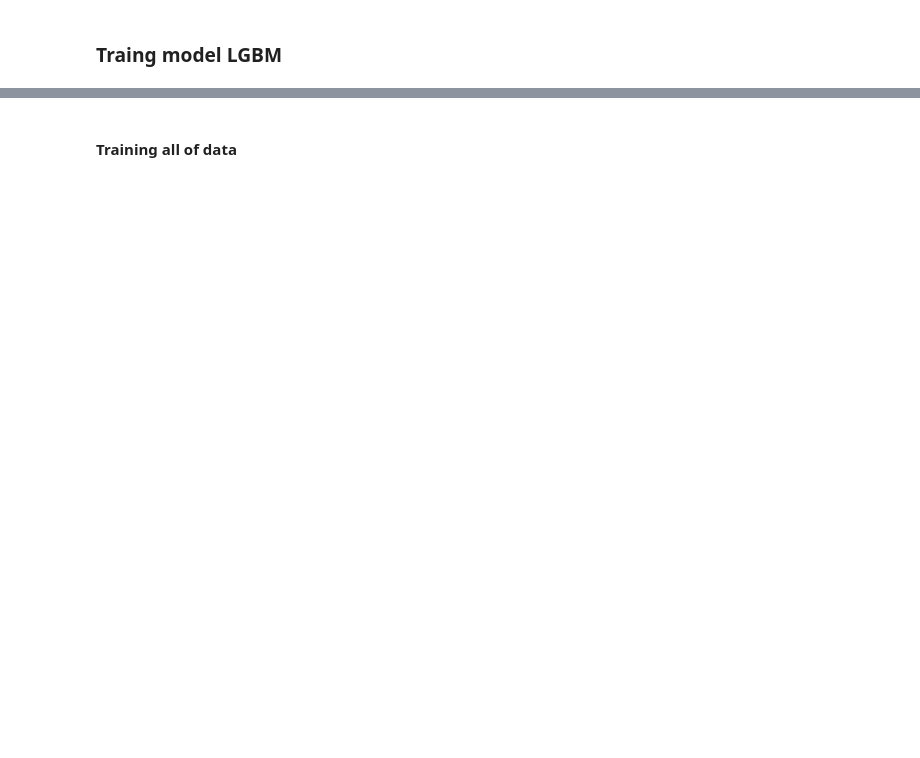
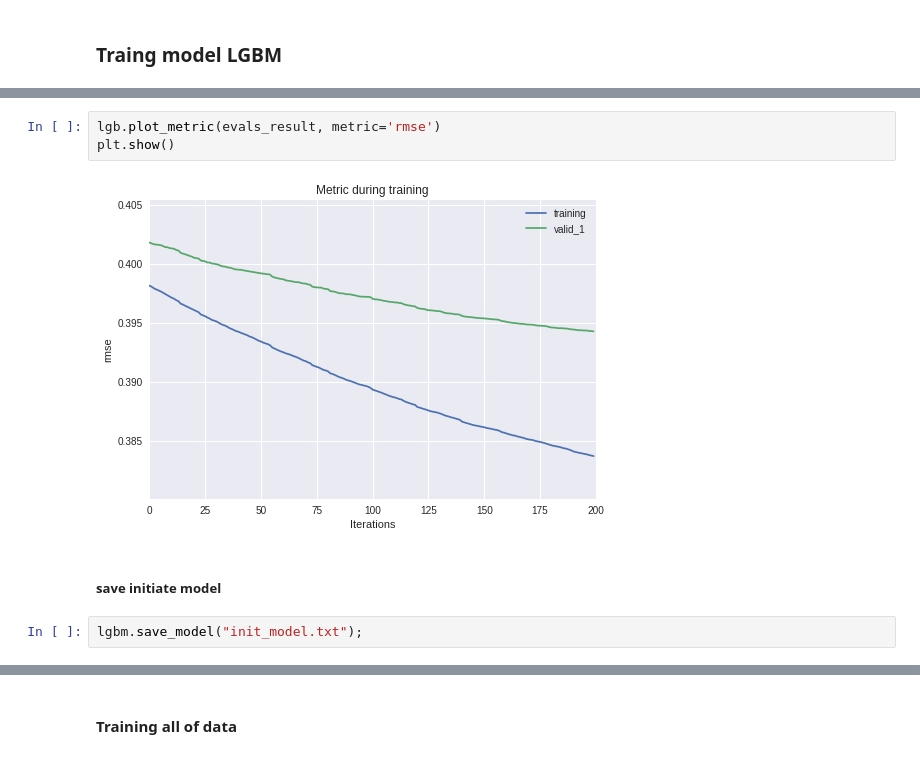
Before and after one commit to nguyenkhacbaoanh/NYC-taxi-trip-duration-prediction, a Jupyter notebook: Taxi_trip_duration.ipynb, the cells around one changed output, grey strips where cells are left out. Saved outputs shown, nothing was run; the diff lists cells and outputs as text; blank space fills up the shorter version.

```diff
--- a/Taxi_trip_duration.ipynb
+++ b/Taxi_trip_duration.ipynb
@@ -453,0 +469,9 @@ plt.show()
+# %%
+lgb.plot_metric(evals_result, metric='rmse')
+plt.show()
+# %% [output]
+[figure, added]
+# %% [markdown]
+##### save initiate model
+# %%
+lgbm.save_model("init_model.txt");
```
Also changed, not shown: parts of 26 cells of this notebook.
